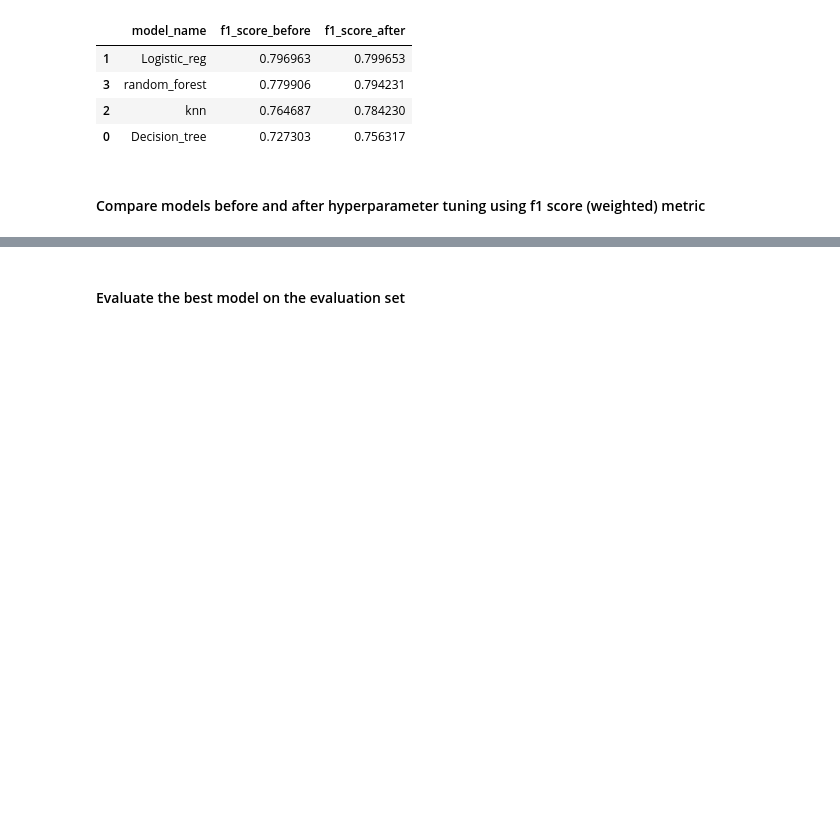
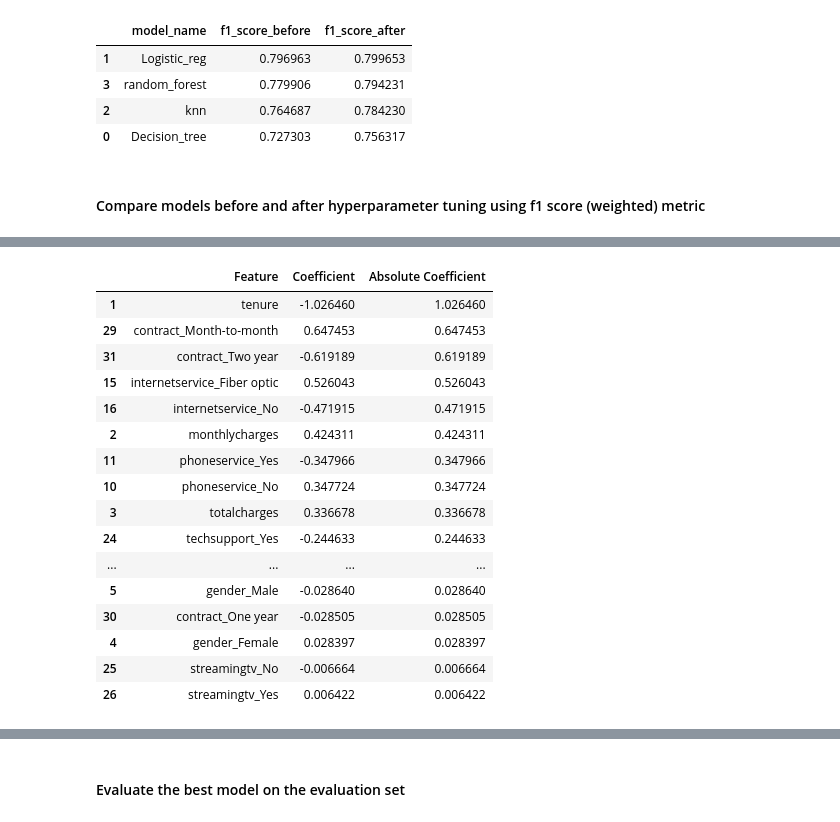
Before and after one commit to MumoMutiso/LP2-Curium-, a Jupyter notebook: modeling.ipynb, the cells around one changed output, grey strips where cells are left out. Cells and saved outputs as stored; diff of their text form; code cells hidden in the pictures; blank space fills up the shorter version.

```diff
--- a/modeling.ipynb
+++ b/modeling.ipynb
@@ -531,0 +558,29 @@ Pipeline(steps=[('preprocessor',
+# %%
+# Access the coefficients since best model is logistic regression
+coefficients = best_model.named_steps['classifier'].coef_[0]
+
+coefficients_df = pd.DataFrame({'Feature': feature_columns, 'Coefficient': coefficients})
+
+# Magnitude of impact
+coefficients_df['Absolute Coefficient'] = np.abs(coefficients_df['Coefficient'])
+coefficients_df.sort_values(by="Absolute Coefficient", ascending=False, inplace=True)
+
+coefficients_df
+# %% [output]
+|  | Feature | Coefficient | Absolute Coefficient |
+| 1 | tenure | -1.026460 | 1.026460 |
+| 29 | contract_Month-to-month | 0.647453 | 0.647453 |
+| 31 | contract_Two year | -0.619189 | 0.619189 |
+| 15 | internetservice_Fiber optic | 0.526043 | 0.526043 |
+| 16 | internetservice_No | -0.471915 | 0.471915 |
+| 2 | monthlycharges | 0.424311 | 0.424311 |
+| 11 | phoneservice_Yes | -0.347966 | 0.347966 |
+| 10 | phoneservice_No | 0.347724 | 0.347724 |
+| 3 | totalcharges | 0.336678 | 0.336678 |
+| 24 | techsupport_Yes | -0.244633 | 0.244633 |
+| ... | ... | ... | ... |
+| 5 | gender_Male | -0.028640 | 0.028640 |
+| 30 | contract_One year | -0.028505 | 0.028505 |
+| 4 | gender_Female | 0.028397 | 0.028397 |
+| 25 | streamingtv_No | -0.006664 | 0.006664 |
+| 26 | streamingtv_Yes | 0.006422 | 0.006422 |
```
Also changed, not shown: parts of 15 cells of this notebook.
